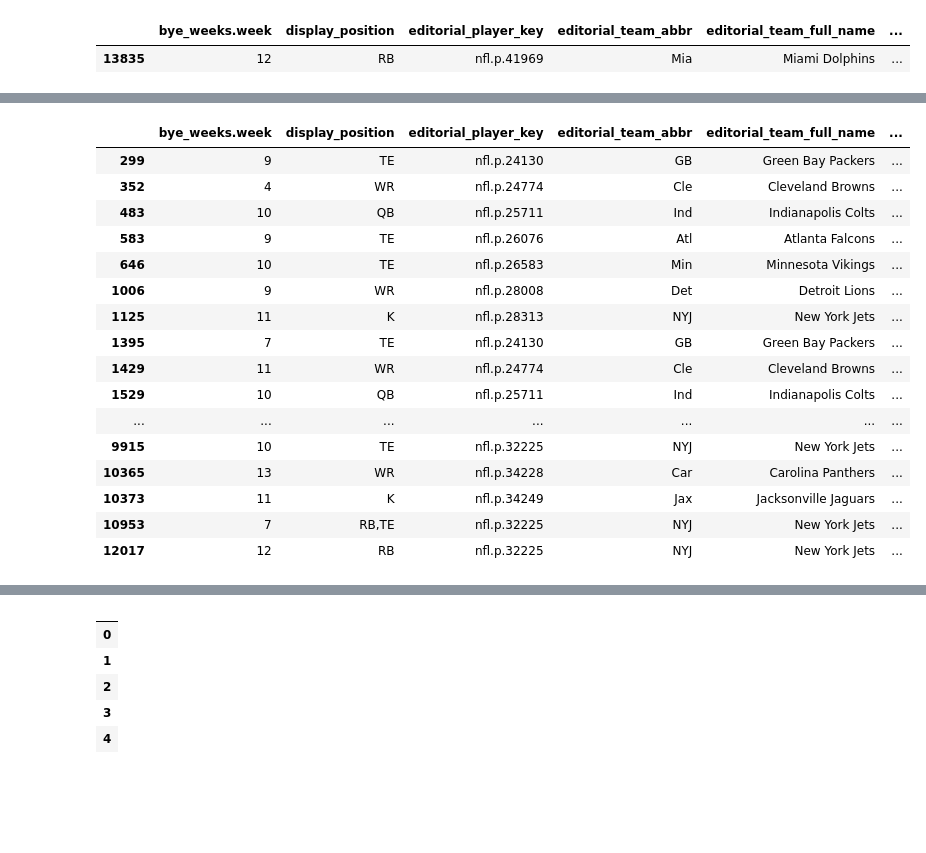
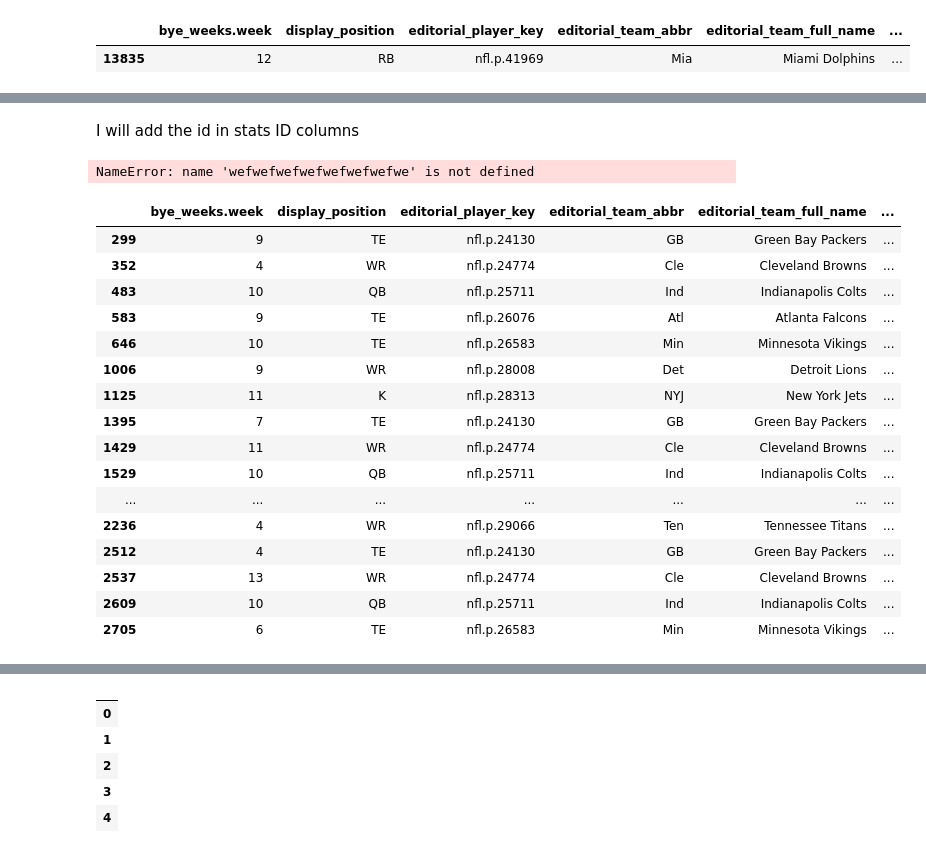
Before and after one commit to nicriv831/Fantasy-Football-Machine, a Jupyter notebook: data_cleaning.ipynb, the cells around one changed output, grey strips where cells are left out. Saved outputs shown, nothing was run; the diff lists cells and outputs as text; code cells hidden in the pictures; blank space fills up the shorter version.

```diff
--- a/data_cleaning.ipynb
+++ b/data_cleaning.ipynb
@@ -193,23 +361,29 @@ master_ids['yahoo_id'].nunique()
+# %% [markdown]
+I will add the id in stats ID columns
+# %%
+wefwefwefwefwefwefwefwe
+# %% [output]
+NameError: name 'wefwefwefwefwefwefwefwe' is not defined
 # %%
-yahoo_players[yahoo_players['name.full'].str.startswith('Andrew')].head(50)
+yahoo_players[yahoo_players['name.full'].str.startswith('Andrew')].head(20)
 # %% [output]
 |  | bye_weeks.week | display_position | editorial_player_key | editorial_team_abbr | editorial_team_full_name | ... |
 | 299 | 9 | TE | nfl.p.24130 | GB | Green Bay Packers | ... |
 | 352 | 4 | WR | nfl.p.24774 | Cle | Cleveland Browns | ... |
 | 483 | 10 | QB | nfl.p.25711 | Ind | Indianapolis Colts | ... |
 | 583 | 9 | TE | nfl.p.26076 | Atl | Atlanta Falcons | ... |
 | 646 | 10 | TE | nfl.p.26583 | Min | Minnesota Vikings | ... |
 | 1006 | 9 | WR | nfl.p.28008 | Det | Detroit Lions | ... |
 | 1125 | 11 | K | nfl.p.28313 | NYJ | New York Jets | ... |
 | 1395 | 7 | TE | nfl.p.24130 | GB | Green Bay Packers | ... |
 | 1429 | 11 | WR | nfl.p.24774 | Cle | Cleveland Browns | ... |
 | 1529 | 10 | QB | nfl.p.25711 | Ind | Indianapolis Colts | ... |
 | ... | ... | ... | ... | ... | ... | ... |
-| 9915 | 10 | TE | nfl.p.32225 | NYJ | New York Jets | ... |
-| 10365 | 13 | WR | nfl.p.34228 | Car | Carolina Panthers | ... |
-| 10373 | 11 | K | nfl.p.34249 | Jax | Jacksonville Jaguars | ... |
-| 10953 | 7 | RB,TE | nfl.p.32225 | NYJ | New York Jets | ... |
-| 12017 | 12 | RB | nfl.p.32225 | NYJ | New York Jets | ... |
+| 2236 | 4 | WR | nfl.p.29066 | Ten | Tennessee Titans | ... |
+| 2512 | 4 | TE | nfl.p.24130 | GB | Green Bay Packers | ... |
+| 2537 | 13 | WR | nfl.p.24774 | Cle | Cleveland Browns | ... |
+| 2609 | 10 | QB | nfl.p.25711 | Ind | Indianapolis Colts | ... |
+| 2705 | 6 | TE | nfl.p.26583 | Min | Minnesota Vikings | ... |
 # %%
 master_ids.head()
 # %% [output]
```
Also changed, not shown: parts of 45 cells of this notebook, 2 other files.
